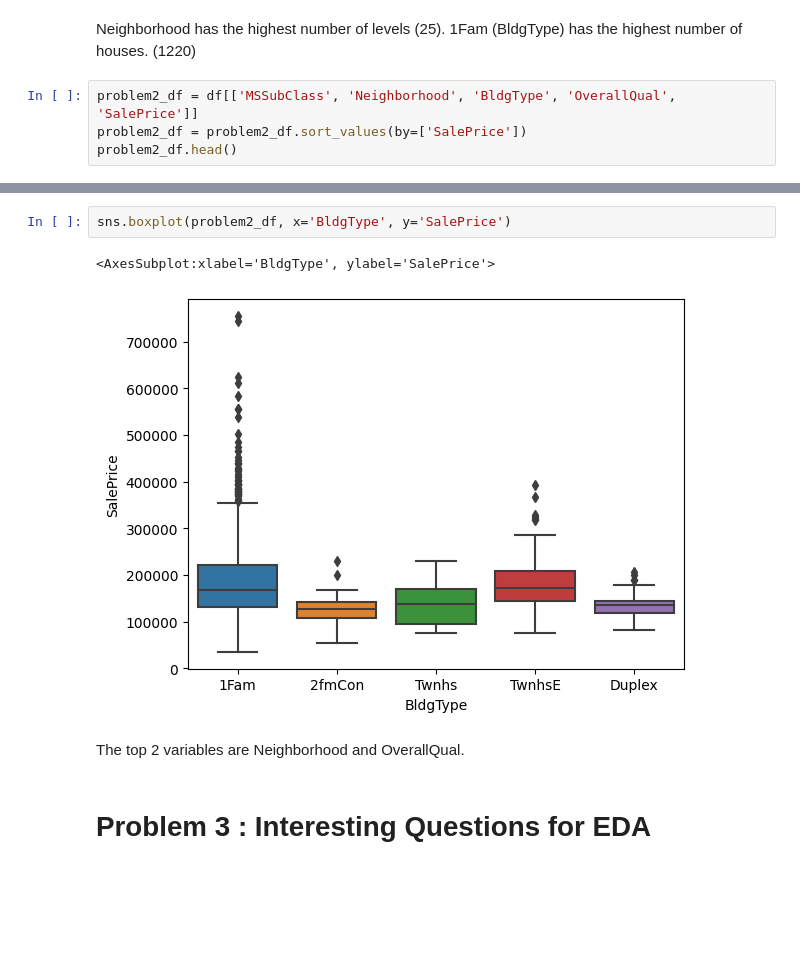
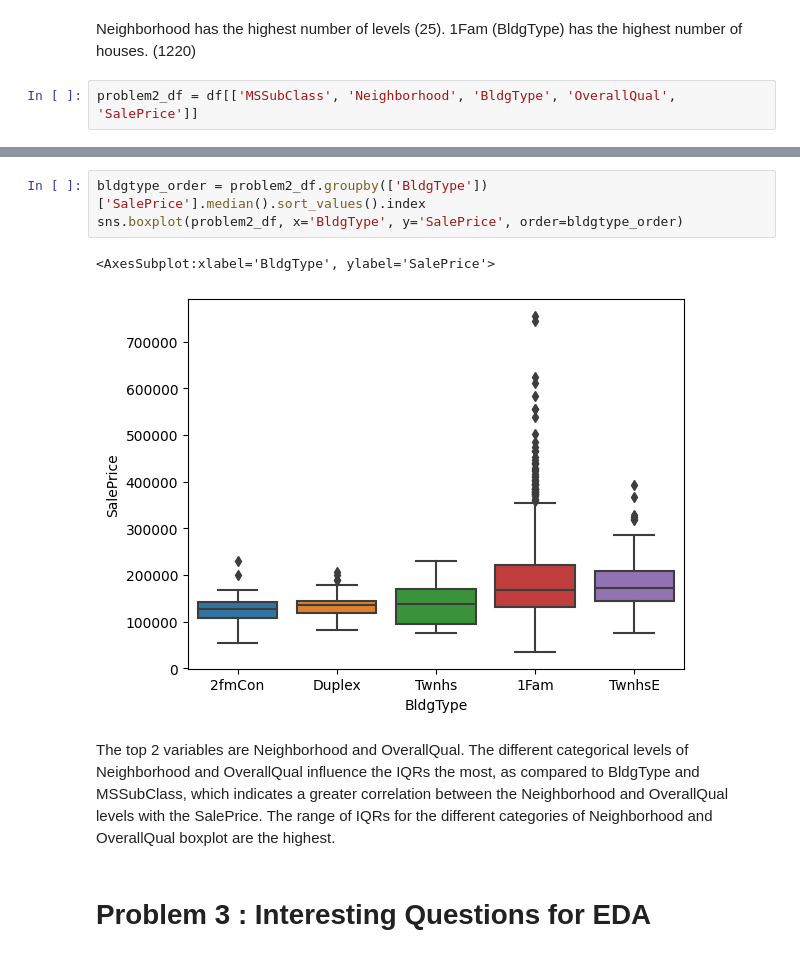
Before and after one commit to ChayHuiXiang/NTU-CS, a Jupyter notebook: SC1015/Lab_3/Lab3.ipynb, the cells around one changed output, grey strips where cells are left out. Cells and saved outputs as stored; diff of their text form; blank space fills up the shorter version.

```diff
--- a/SC1015/Lab_3/Lab3.ipynb
+++ b/SC1015/Lab_3/Lab3.ipynb
@@ -69,5 +81,3 @@ OverallQual 397 5
 Neighborhood has the highest number of levels (25). 1Fam (BldgType) has the highest number of houses. (1220)
 # %%
 problem2_df = df[['MSSubClass', 'Neighborhood', 'BldgType', 'OverallQual', 'SalePrice']]
-problem2_df = problem2_df.sort_values(by=['SalePrice'])
-problem2_df.head()
@@ -94,12 +100,13 @@ sns.boxplot(problem2_df, x='OverallQual', y='SalePrice')
 <AxesSubplot:xlabel='OverallQual', ylabel='SalePrice'>
 [figure]
 # %%
-sns.boxplot(problem2_df, x='BldgType', y='SalePrice')
+bldgtype_order = problem2_df.groupby(['BldgType'])['SalePrice'].median().sort_values().index
+sns.boxplot(problem2_df, x='BldgType', y='SalePrice', order=bldgtype_order)
 # %% [output]
 <AxesSubplot:xlabel='BldgType', ylabel='SalePrice'>
-[figure, old version]
+[figure, new version]
-# %% [markdown]
-The top 2 variables are Neighborhood and OverallQual.
+# %% [markdown]
+The top 2 variables are Neighborhood and OverallQual. The different categorical levels of Neighborhood and OverallQual influence the IQRs the most, as compared to BldgType and MSSubClass, which indicates a greater correlation between the Neighborhood and OverallQual levels with the SalePrice. The range of IQRs for the different categories of Neighborhood and OverallQual boxplot are the highest.
 # %% [markdown]
 # Problem 3 : Interesting Questions for EDA
 # %%
```
Also changed, not shown: parts of 12 cells of this notebook, 3 other files.
